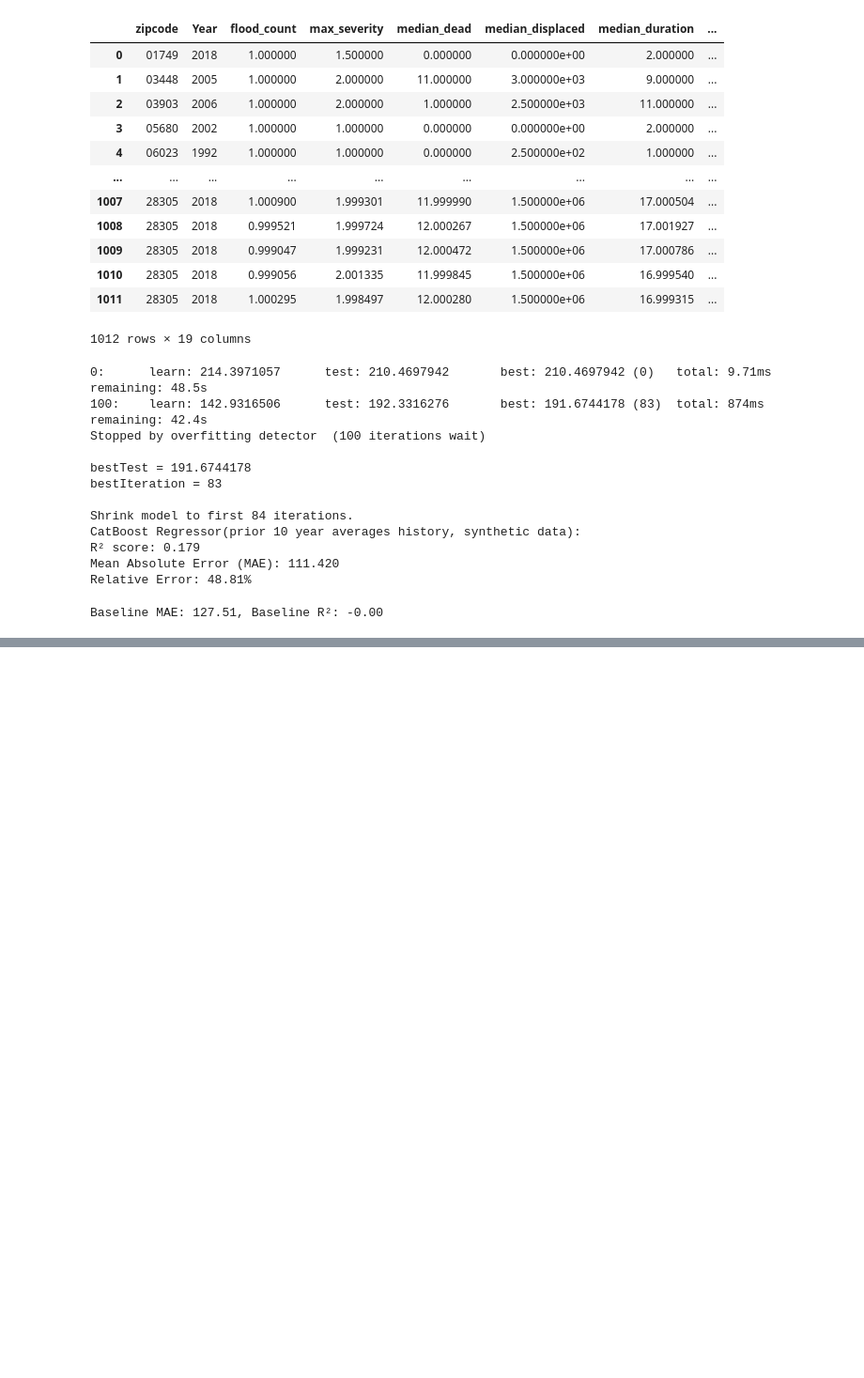
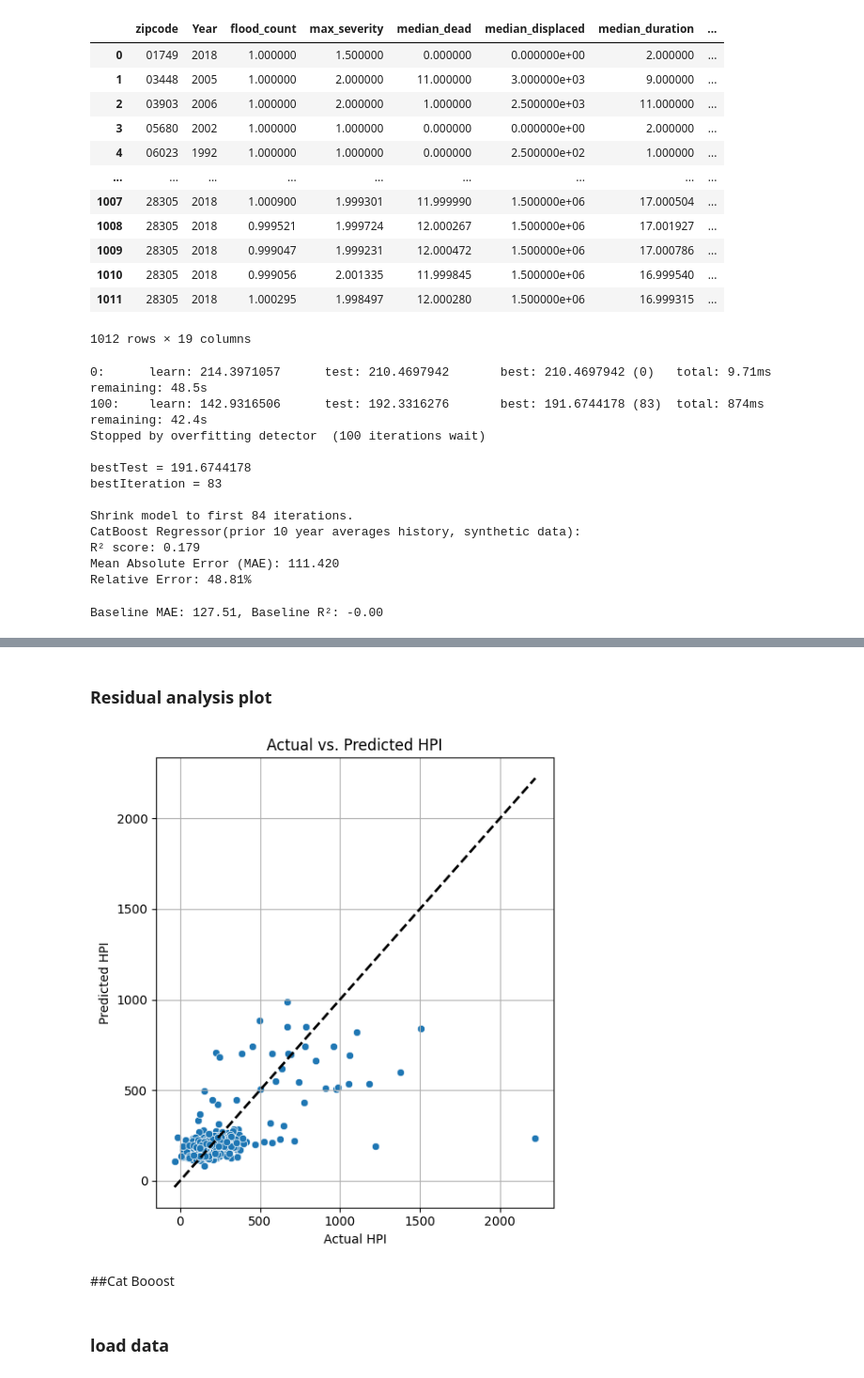
Before and after one commit to melina-thegarza/ml-climate, a Jupyter notebook: src/natural_disaster_housing_prediction.ipynb, the cells around one changed output, grey strips where cells are left out. Shown at 94% size. Saved outputs shown, nothing was run; the diff lists cells and outputs as text; code cells hidden in the pictures; blank space fills up the shorter version.

```diff
--- a/src/natural_disaster_housing_prediction.ipynb
+++ b/src/natural_disaster_housing_prediction.ipynb
@@ -843,3 +845,10 @@ Relative Error: 37.35%
+# %%
+#save model
+import pickle
+
+# save
+with open('tabpfn_regressor_synthetic_current_year.pkl','wb') as f:
+    pickle.dump(regressor,f)
 # %% [markdown]
 ### Prior 10 year averages
 # %%
@@ -1320,0 +1410,25 @@ Baseline MAE: 127.51, Baseline R²: -0.00
+# %% [markdown]
+### Residual analysis plot
+# %%
+import seaborn as sns
+y_pred = tabpfn_model.predict(X_test)
+
+plt.figure(figsize=(10, 6))
+
+# Subplot 1: Scatter plot of Actual vs. Predicted HPI
+plt.subplot(1, 2, 1)
+sns.scatterplot(x=y_test, y=y_pred)
+plt.plot([y_test.min(), y_test.max()], [y_test.min(), y_test.max()], 'k--', lw=2)  # Diagonal line for perfect predictions
+plt.xlabel('Actual HPI')
+plt.ylabel('Predicted HPI')
+plt.title('Actual vs. Predicted HPI')
+plt.grid(True)
+
+plt.tight_layout()
+plt.show()
+# %% [output]
+[figure, added]
+# %% [markdown]
+##Cat Booost
+# %% [markdown]
+### load data
```
Also changed, not shown: parts of 23 cells of this notebook, 8 other files.
